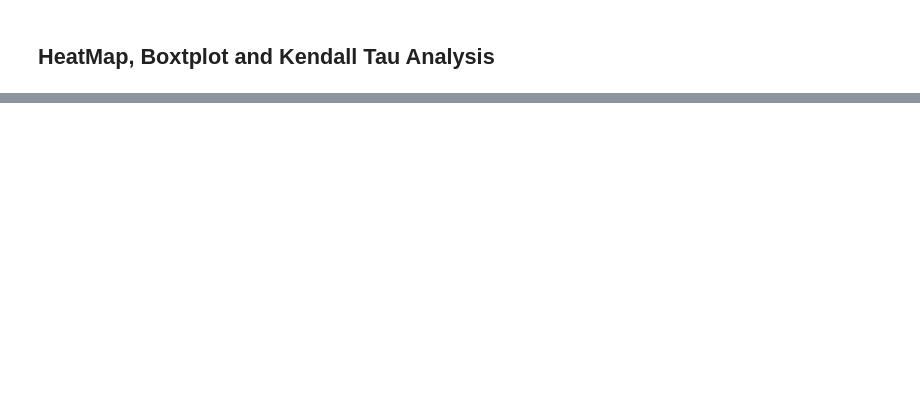
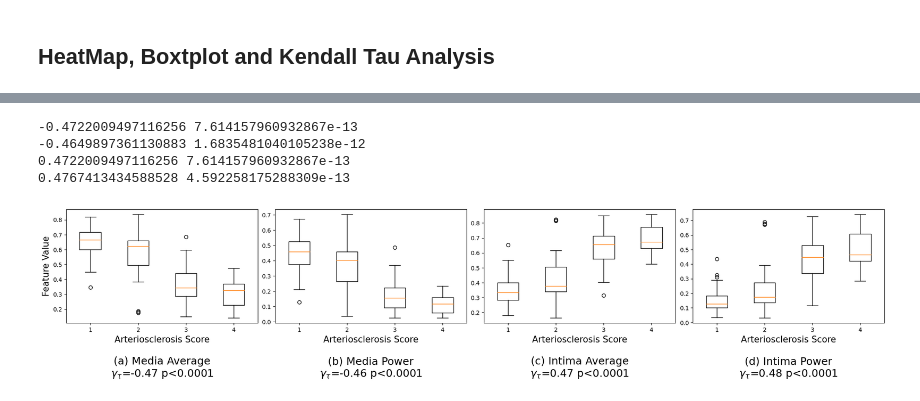
Before and after one commit to K-Harishwar-Reddy/Artery--Feature-Extraction, a Jupyter notebook: stat.ipynb, the cells around one changed output, grey strips where cells are left out. Cells and saved outputs as stored; diff of their text form; code cells hidden in the pictures; blank space fills up the shorter version.

```diff
--- a/stat.ipynb
+++ b/stat.ipynb
@@ -38,0 +66,6 @@ df_thick = read_df_from_csv(PATH_STAT)
+# %%
+df_thick_manual = read_df_from_csv(PATH_STAT_MANUAL)
+df_thick_manual = clean(df_thick_manual)
+
+df_thick_dl = read_df_from_csv(PATH_STAT_DL)
+df_thick_dl = clean(df_thick_dl)
@@ -212,0 +199,27 @@ df_features_label.to_csv(path_to_save, index=False)
+# %%
+fig = plt.figure(constrained_layout=True, figsize=(20, 4))
+axs = fig.subplots(1, 4)
+
+for i, feature_name in enumerate(["Media Average", "Media Power", "Intima Average", "Intima Power"]):
+    features = df_features_label.loc[:, feature_name].values
+    labels = df_features_label.loc[:, "Label"].values
+
+    features_label_0 = features[labels==0]
+    features_label_1 = features[labels==1]
+    features_label_2 = features[labels==2]
+    features_label_3 = features[labels==3]
+    rho, p_val = scipy.stats.kendalltau(features, labels)
+    print(rho, p_val)
+    axs[i].boxplot([features_label_0, features_label_1, features_label_2, features_label_3])
+    axs[i].set_xlabel("Arteriosclerosis Score", fontsize=15)
+    if i == 0:
+        axs[i].set_ylabel("Feature Value", fontsize=15)
+    axs[i].set_xlabel("Arteriosclerosis Score", fontsize=15)
+    axs[i].set_title( "("+"abcde"[i]+") " + feature_name + "\n" + r"$\gamma_{\tau}$" + "={:.2f}".format(rho) + " p<0.0001",
+                     y=-0.4,pad=-14, fontsize=18)
+# %% [output]
+-0.4722009497116256 7.614157960932867e-13
+-0.4649897361130883 1.6835481040105238e-12
+0.4722009497116256 7.614157960932867e-13
+0.4767413434588528 4.592258175288309e-13
+[figure, added]
```
Also changed, not shown: parts of 18 cells of this notebook, 3 other files.
